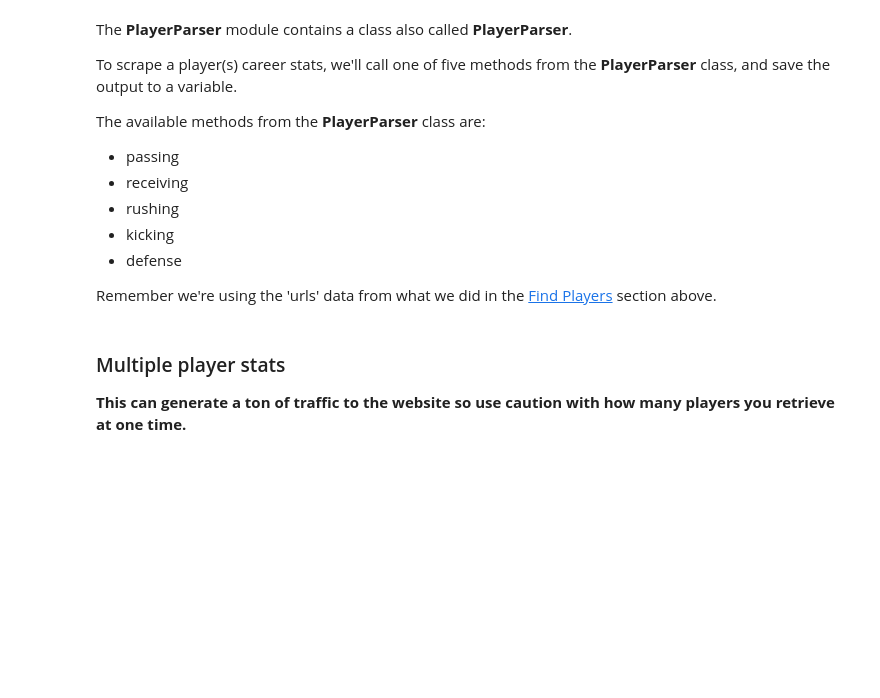
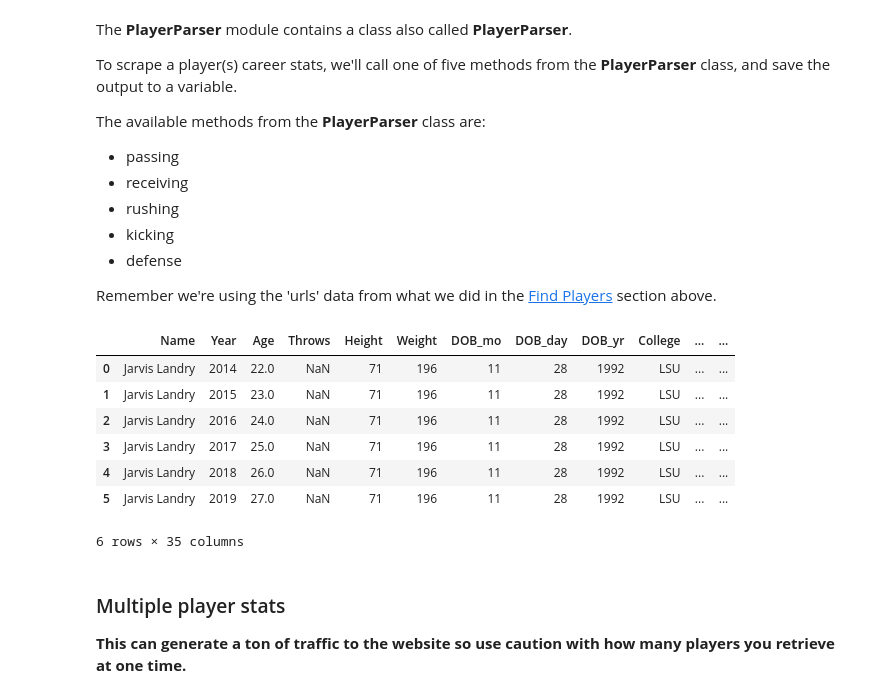
Before and after one commit to gVkWY8NJAa/ProFootballRef, a Jupyter notebook: README.ipynb, the cells around one changed output. Cells and saved outputs as stored; diff of their text form; code cells hidden in the pictures; blank space fills up the shorter version.

Commit message:
resolved player parser season filtering and binary vs text html loading

```diff
--- a/README.ipynb
+++ b/README.ipynb
@@ -66,7 +66,7 @@ urls = GetPositionLinks.Position('passing').player_links(2017)
 # %% [markdown]
 Or, to grab all players from a range of season do:
 # %%
-urls = GetPositionLinks.Position('passing').player_links(2015, 2017)
+urls = GetPositionLinks.Position('receiving').player_links(2015, 2017)
 # %% [markdown]
 If a range of seasons is passed to **player_links**, any duplicate urls will be removed automatically.
 
@@ -101,7 +101,18 @@ The available methods from the **PlayerParser** class are:
 
 Remember we're using the 'urls' data from what we did in the [Find Players](#find_players) section above.
 # %%
-passing_df = PlayerParser.PlayerParser().passing(urls[:1][0])
+receiving_df = PlayerParser.PlayerParser().receiving(urls[:1][0])
+# %%
+receiving_df
+# %% [output]
+|  | Name | Year | Age | Throws | Height | Weight | DOB_mo | DOB_day | DOB_yr | College | ... | ... |
+| 0 | Jarvis Landry | 2014 | 22.0 | NaN | 71 | 196 | 11 | 28 | 1992 | LSU | ... | ... |
+| 1 | Jarvis Landry | 2015 | 23.0 | NaN | 71 | 196 | 11 | 28 | 1992 | LSU | ... | ... |
+| 2 | Jarvis Landry | 2016 | 24.0 | NaN | 71 | 196 | 11 | 28 | 1992 | LSU | ... | ... |
+| 3 | Jarvis Landry | 2017 | 25.0 | NaN | 71 | 196 | 11 | 28 | 1992 | LSU | ... | ... |
+| 4 | Jarvis Landry | 2018 | 26.0 | NaN | 71 | 196 | 11 | 28 | 1992 | LSU | ... | ... |
+| 5 | Jarvis Landry | 2019 | 27.0 | NaN | 71 | 196 | 11 | 28 | 1992 | LSU | ... | ... |
+6 rows × 35 columns
 # %% [markdown]
 <a id='multi_player_stats'></a>
 ### Multiple player stats
```
Also changed, not shown: parts of 2 cells of this notebook, 1 other file.
